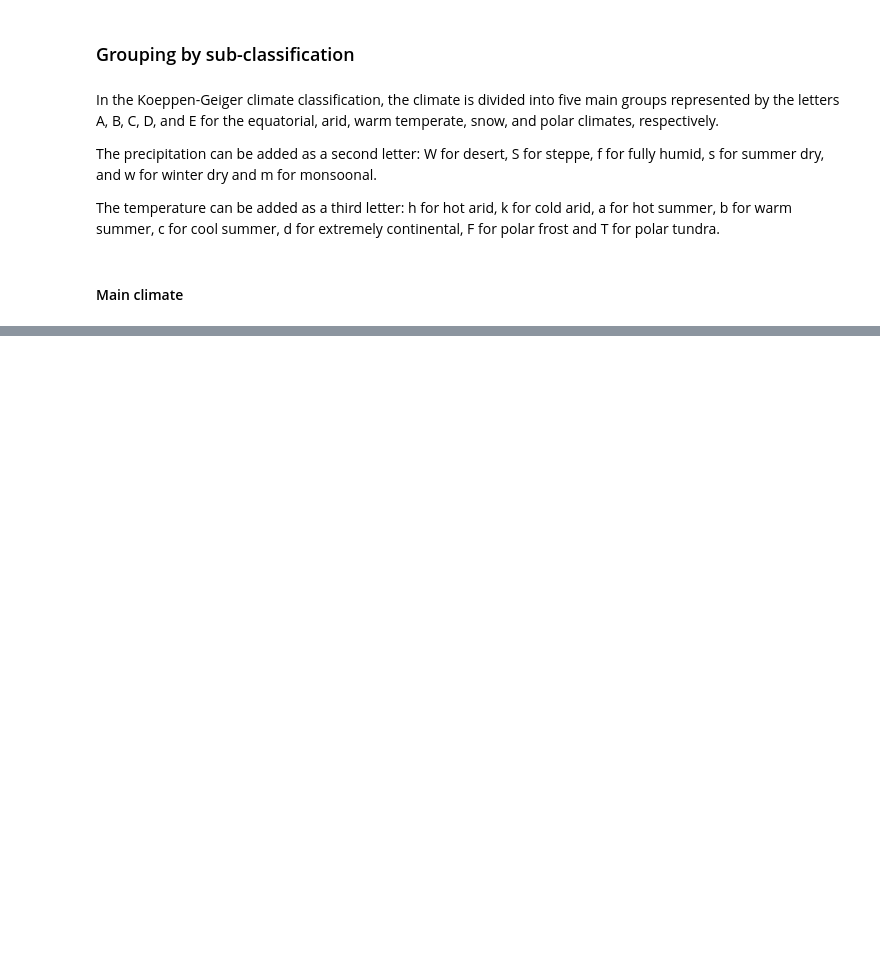
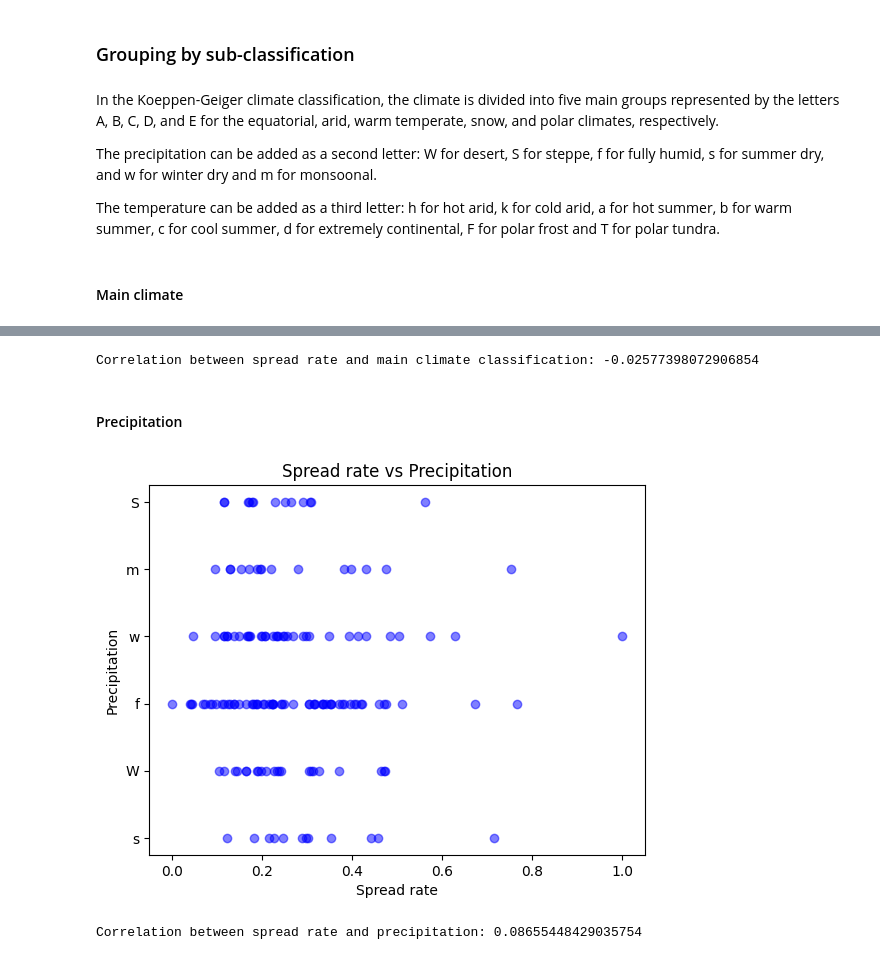
Before and after one commit to tom-sartori/BIN710, a Jupyter notebook: Project/climate.ipynb, the cells around one changed output, grey strips where cells are left out. Drawn from its saved outputs; the diff is of its cells as text; code cells hidden in the pictures; blank space fills up the shorter version.

Commit message:
[+] Ajout classification en fonction des précipitation

```diff
--- a/Project/climate.ipynb
+++ b/Project/climate.ipynb
@@ -62,0 +67,20 @@ plt.show()
+# %%
+correlation = data_main_climate['Climate'].astype('category').cat.codes.corr(data_main_climate['Spread rate'])
+print(f'Correlation between spread rate and main climate classification: {correlation}')
+# %% [output]
+Correlation between spread rate and main climate classification: -0.02577398072906854
+# %% [markdown]
+#### Precipitation
+# %%
+plt.scatter(data_precipitation['Spread rate'], data_precipitation['Climate'], color='blue', alpha=0.5)
+plt.xlabel('Spread rate')
+plt.ylabel('Precipitation')
+plt.title('Spread rate vs Precipitation')
+plt.show()
+# %% [output]
+[figure, added]
+# %%
+correlation = data_precipitation['Climate'].astype('category').cat.codes.corr(data_precipitation['Spread rate'])
+print(f'Correlation between spread rate and precipitation: {correlation}')
+# %% [output]
+Correlation between spread rate and precipitation: 0.08655448429035754
```
Also changed, not shown: parts of 2 cells of this notebook.
